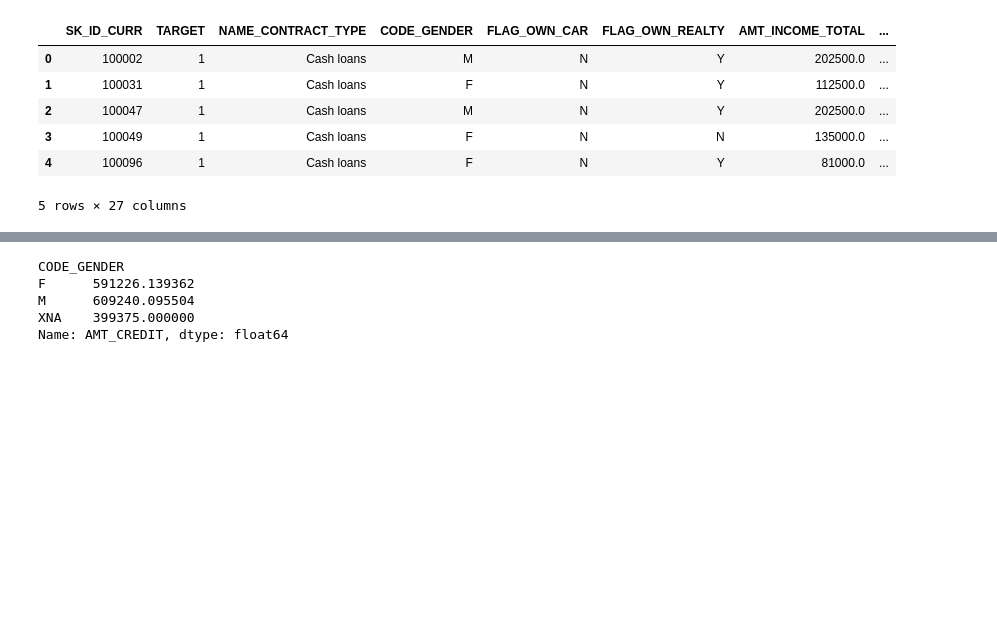
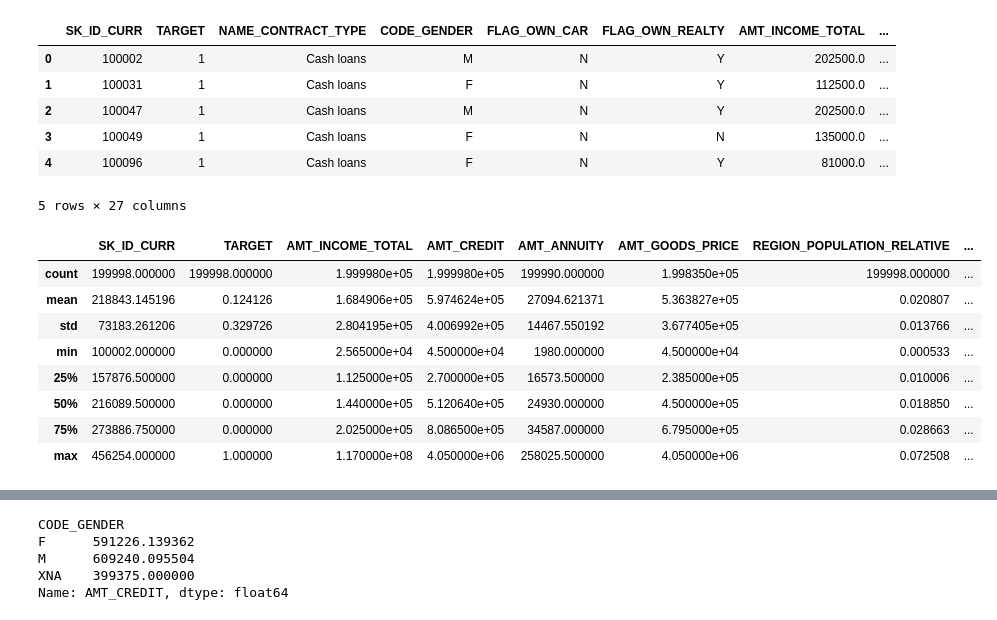
Before and after one commit to rwoodill/credit-card-defaulter-analysis, a Jupyter notebook: data cleaning Naser.ipynb, the cells around one changed output, grey strips where cells are left out. Drawn from its saved outputs; the diff is of its cells as text; code cells hidden in the pictures; blank space fills up the shorter version.

```diff
--- a/data cleaning Naser.ipynb
+++ b/data cleaning Naser.ipynb
@@ -12,3 +12,15 @@ main_df.head()
 | 3 | 100049 | 1 | Cash loans | F | N | N | 135000.0 | ... |
 | 4 | 100096 | 1 | Cash loans | F | N | Y | 81000.0 | ... |
 5 rows × 27 columns
+# %%
+main_df.describe()
+# %% [output]
+|  | SK_ID_CURR | TARGET | AMT_INCOME_TOTAL | AMT_CREDIT | AMT_ANNUITY | AMT_GOODS_PRICE | REGION_POPULATION_RELATIVE | ... |
+| count | 199998.000000 | 199998.000000 | 1.999980e+05 | 1.999980e+05 | 199990.000000 | 1.998350e+05 | 199998.000000 | ... |
+| mean | 218843.145196 | 0.124126 | 1.684906e+05 | 5.974624e+05 | 27094.621371 | 5.363827e+05 | 0.020807 | ... |
+| std | 73183.261206 | 0.329726 | 2.804195e+05 | 4.006992e+05 | 14467.550192 | 3.677405e+05 | 0.013766 | ... |
+| min | 100002.000000 | 0.000000 | 2.565000e+04 | 4.500000e+04 | 1980.000000 | 4.500000e+04 | 0.000533 | ... |
+| 25% | 157876.500000 | 0.000000 | 1.125000e+05 | 2.700000e+05 | 16573.500000 | 2.385000e+05 | 0.010006 | ... |
+| 50% | 216089.500000 | 0.000000 | 1.440000e+05 | 5.120640e+05 | 24930.000000 | 4.500000e+05 | 0.018850 | ... |
+| 75% | 273886.750000 | 0.000000 | 2.025000e+05 | 8.086500e+05 | 34587.000000 | 6.795000e+05 | 0.028663 | ... |
+| max | 456254.000000 | 1.000000 | 1.170000e+08 | 4.050000e+06 | 258025.500000 | 4.050000e+06 | 0.072508 | ... |
```
Also changed, not shown: parts of 1 cell of this notebook.
